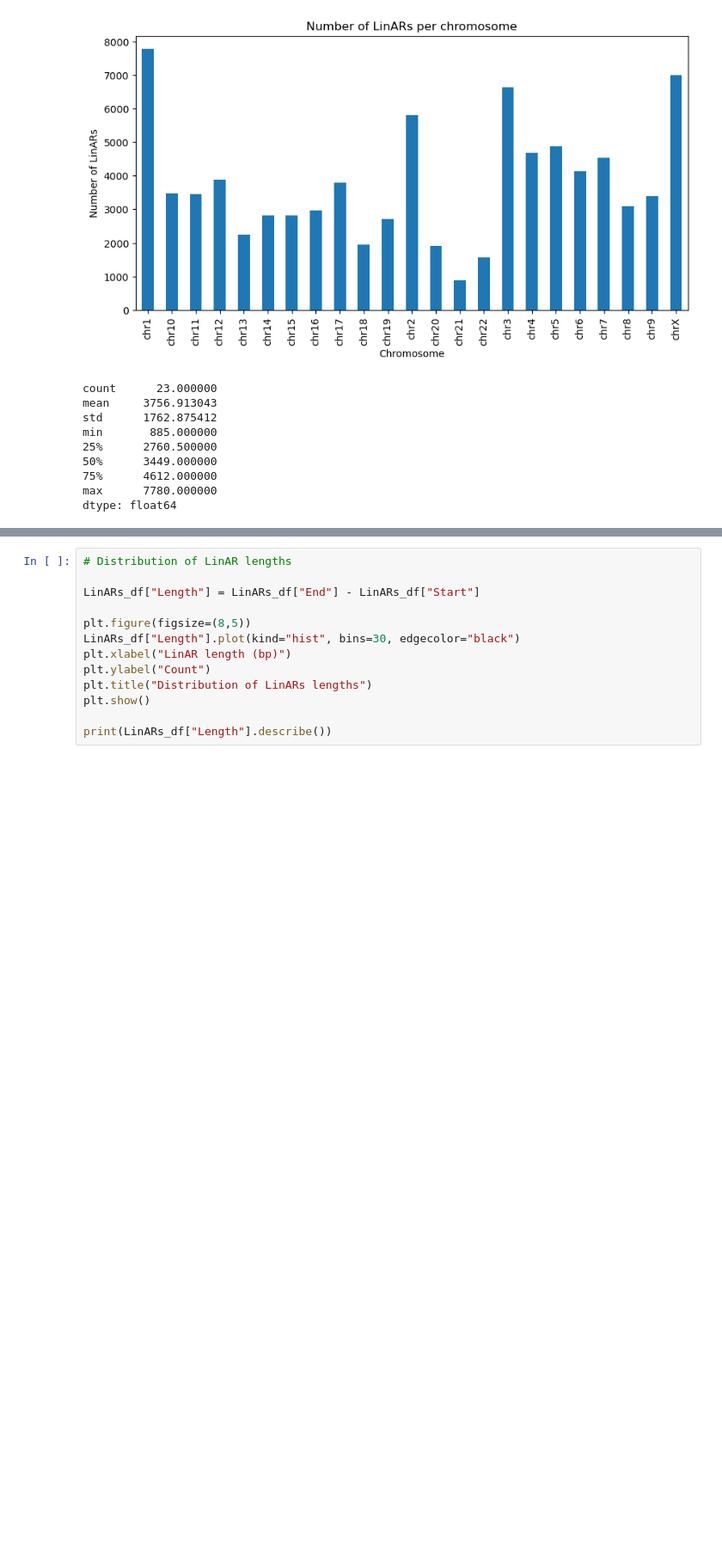
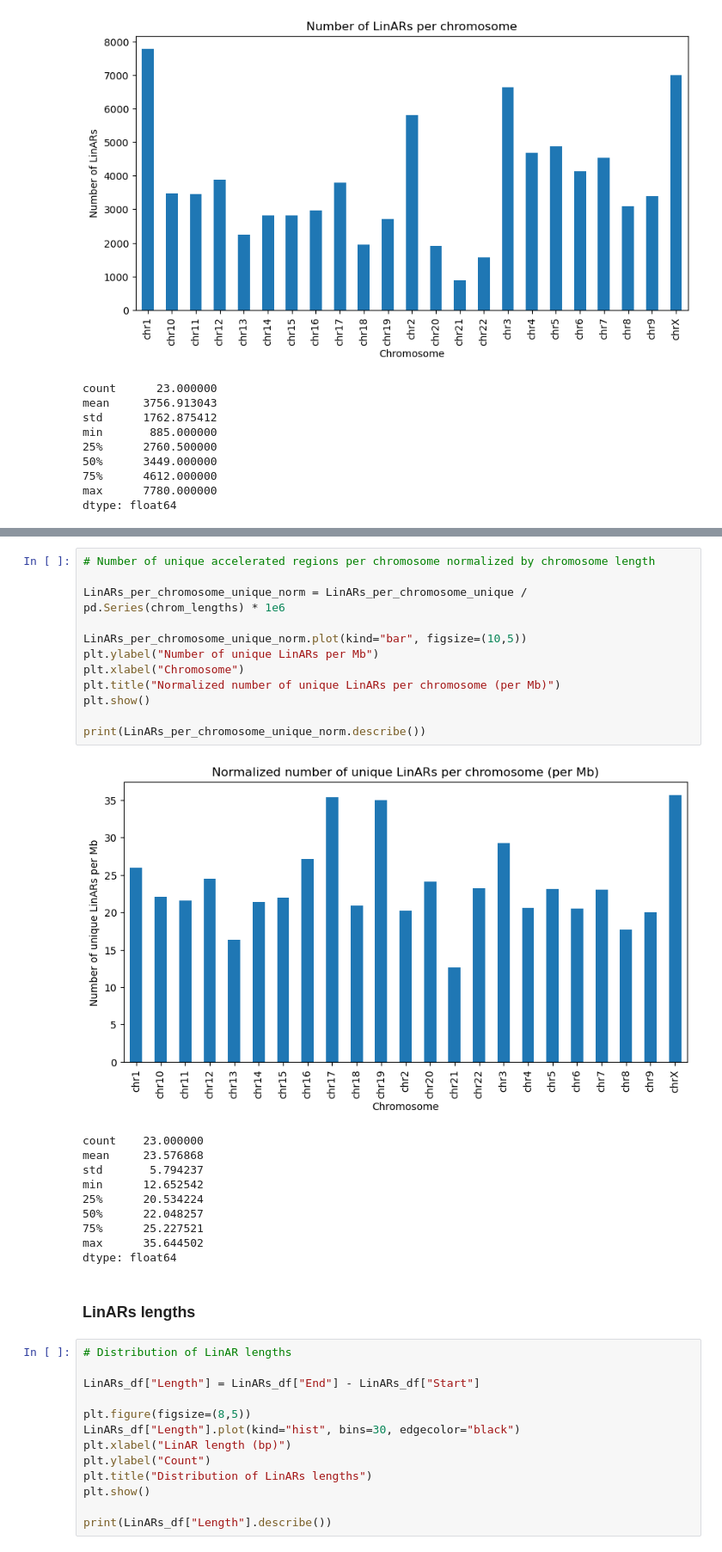
Before and after one commit to munch-group/cecilie-har-pib, a Jupyter notebook: notebooks/pib_notebook.ipynb, the cells around one changed output, grey strips where cells are left out. Shown: that part at 86% size. Cells and saved outputs as stored; diff of their text form; blank space fills up the shorter version.

```diff
--- a/notebooks/pib_notebook.ipynb
+++ b/notebooks/pib_notebook.ipynb
@@ -185,4 +269,29 @@ max      7780.000000
 dtype: float64
+# %%
+# Number of unique accelerated regions per chromosome normalized by chromosome length
+
+LinARs_per_chromosome_unique_norm = LinARs_per_chromosome_unique / pd.Series(chrom_lengths) * 1e6
+
+LinARs_per_chromosome_unique_norm.plot(kind="bar", figsize=(10,5))
+plt.ylabel("Number of unique LinARs per Mb")
+plt.xlabel("Chromosome")
+plt.title("Normalized number of unique LinARs per chromosome (per Mb)")
+plt.show()
+
+print(LinARs_per_chromosome_unique_norm.describe())
+# %% [output]
+[figure, added]
+count    23.000000
+mean     23.576868
+std       5.794237
+min      12.652542
+25%      20.534224
+50%      22.048257
+75%      25.227521
+max      35.644502
+dtype: float64
+# %% [markdown]
+### LinARs lengths
 # %%
 # Distribution of LinAR lengths
 
```
Also changed, not shown: parts of 37 cells of this notebook.
